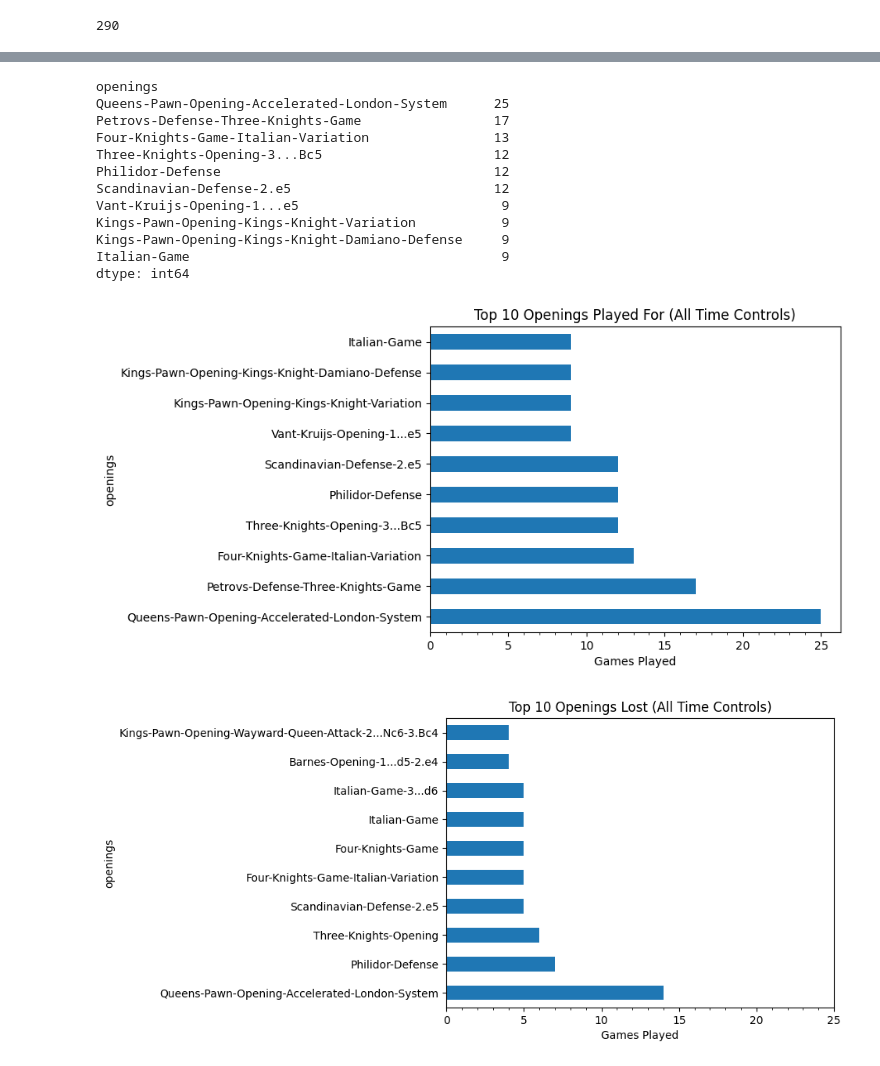
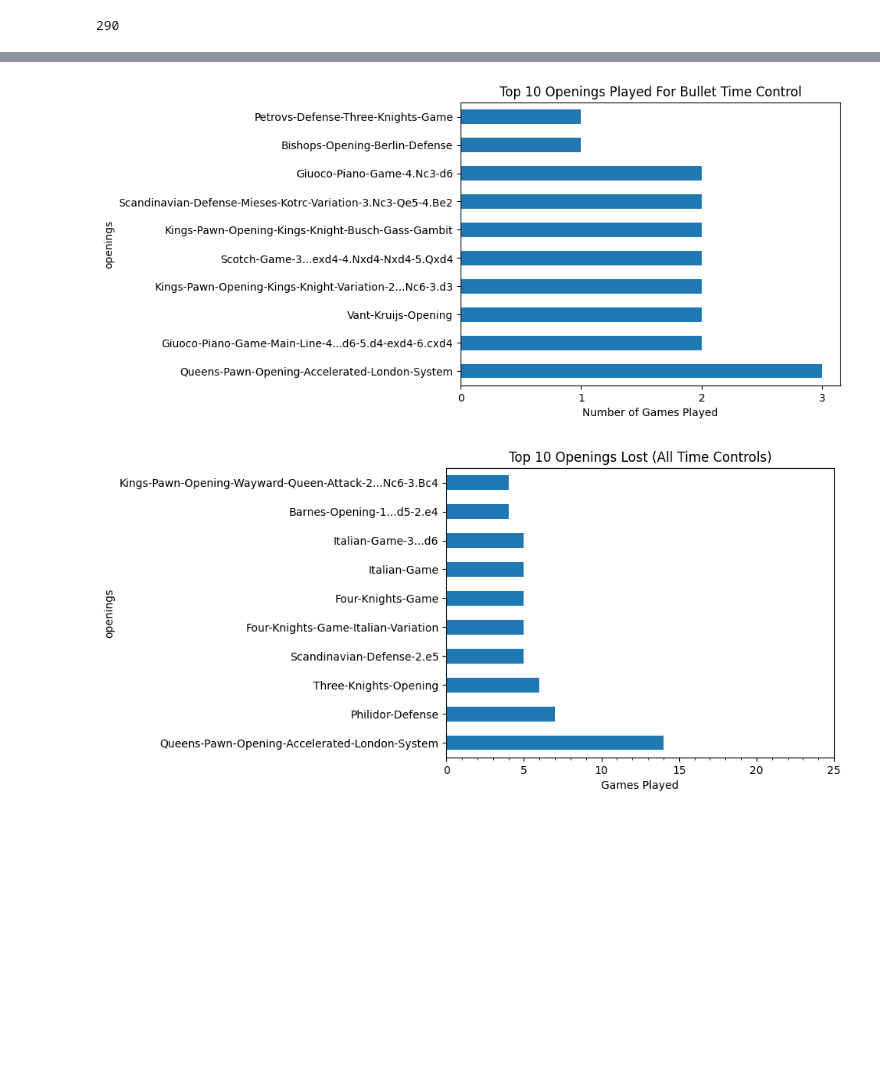
Before and after one commit to hfactor13/MyChessGames, a Jupyter notebook: chess_analysis.ipynb, the cells around one changed output, grey strips where cells are left out. Drawn from its saved outputs; the diff is of its cells as text; code cells hidden in the pictures; blank space fills up the shorter version.

```diff
--- a/chess_analysis.ipynb
+++ b/chess_analysis.ipynb
@@ -346,19 +356,16 @@ Length: 290, dtype: int64
+# %%
+plot_openings_by_time_control(bullet_games, "Bullet") # top 10 openings played for bullet time control
+# %% [output]
+[figure, added]
 # %%
-openings[:10].plot(kind = "barh", title = "Top 10 Openings Played For (All Time Controls)", xlabel = "Games Played")
-print(openings[:10])
-plt.xticks([i for i in range(openings.max() + 1)], minor = True)
-plt.show()
+def plot_openings_played_by_result(df, result):
+    """Plots the top 10 descending openings played by game outcome.
+
+    Args:
+        df (pandas.DataFrame): time control dataframe
+        result (str): the outcome of the game (i.e. "Won", "Lost", "Draw")
+    """
+    df = df[["openings", "game_result"]].where(df["game_result"] == result).dropna()
+    df.groupby("openings").size().sort_values(ascending = False)[:10].plot(kind = "barh", title = f"Top 10 Openings {result} (All Time Controls)", xlabel = "Games Played")
+    plt.xticks([i for i in range(openings.max() + 1)], minor = True)
+    plt.show()
-# %% [output]
-openings
-Queens-Pawn-Opening-Accelerated-London-System      25
-Petrovs-Defense-Three-Knights-Game                 17
-Four-Knights-Game-Italian-Variation                13
-Three-Knights-Opening-3...Bc5                      12
-Philidor-Defense                                   12
-Scandinavian-Defense-2.e5                          12
-Vant-Kruijs-Opening-1...e5                          9
-Kings-Pawn-Opening-Kings-Knight-Variation           9
-Kings-Pawn-Opening-Kings-Knight-Damiano-Defense     9
-Italian-Game                                        9
-dtype: int64
-[figure, removed]
```
Also changed, not shown: parts of 11 cells of this notebook.
